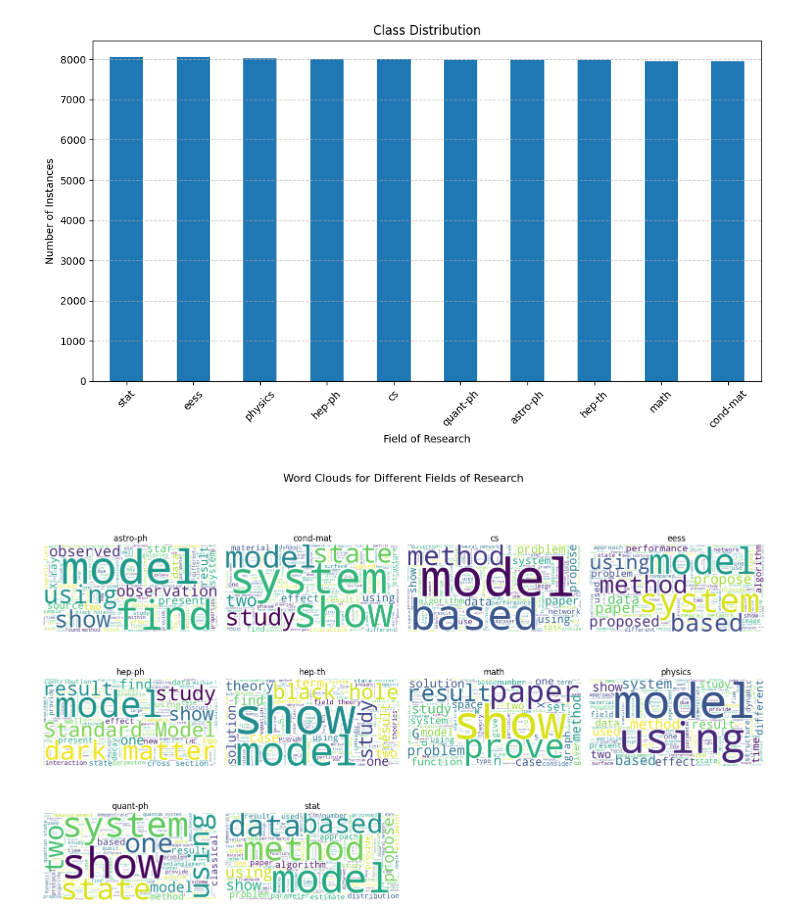
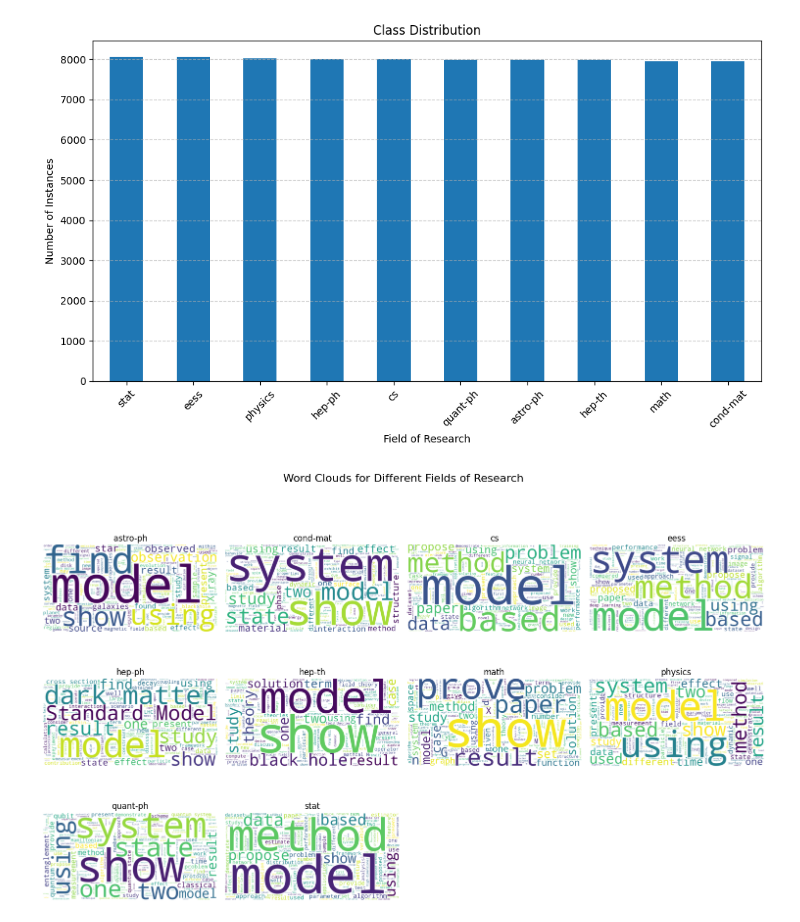
Before and after one commit to mrshokri/DAT-550, a Jupyter notebook: Practice/Yemisi.ipynb, the cells around one changed output. Saved outputs shown, nothing was run; the diff lists cells and outputs as text; code cells hidden in the pictures.

```diff
--- a/Practice/Yemisi.ipynb
+++ b/Practice/Yemisi.ipynb
@@ -141,24 +114,21 @@ plt.show()
 # %% [output]
 [figure]
 # %%
-from wordcloud import WordCloud
-import matplotlib.pyplot as plt
-
 # Concatenate abstracts based on class labels
 abstracts_by_class = {}
-for label, group in data.groupby('label'):
+for label, group in train_data.groupby('label'):
     abstracts_by_class[label] = ' '.join(group['abstract'])
 
 # Generate and plot word clouds for each class
 plt.figure(figsize=(15, 10))
 for i, (label, abstracts) in enumerate(abstracts_by_class.items(), start=1):
     wordcloud = WordCloud(width=800, height=400, background_color='white').generate(abstracts)
     plt.subplot(3, 4, i)
     plt.imshow(wordcloud, interpolation='bilinear')
     plt.title(label)
     plt.axis('off')
 plt.suptitle('Word Clouds for Different Fields of Research', fontsize=16)
 plt.tight_layout(rect=[0, 0.03, 1, 0.95])
 plt.show()
 # %% [output]
-[figure, old version]
+[figure, new version]
```
Also changed, not shown: parts of 22 cells of this notebook, 5 other files.
